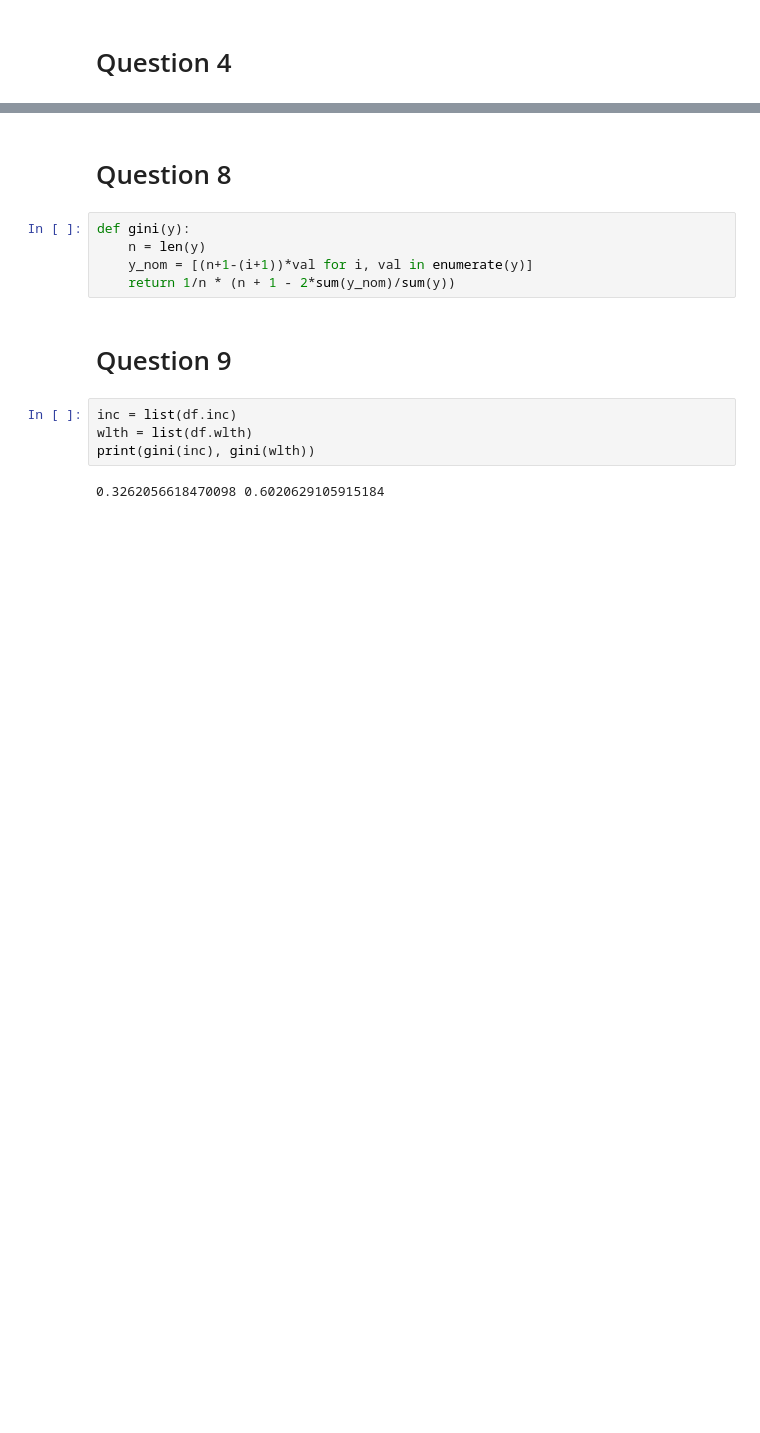
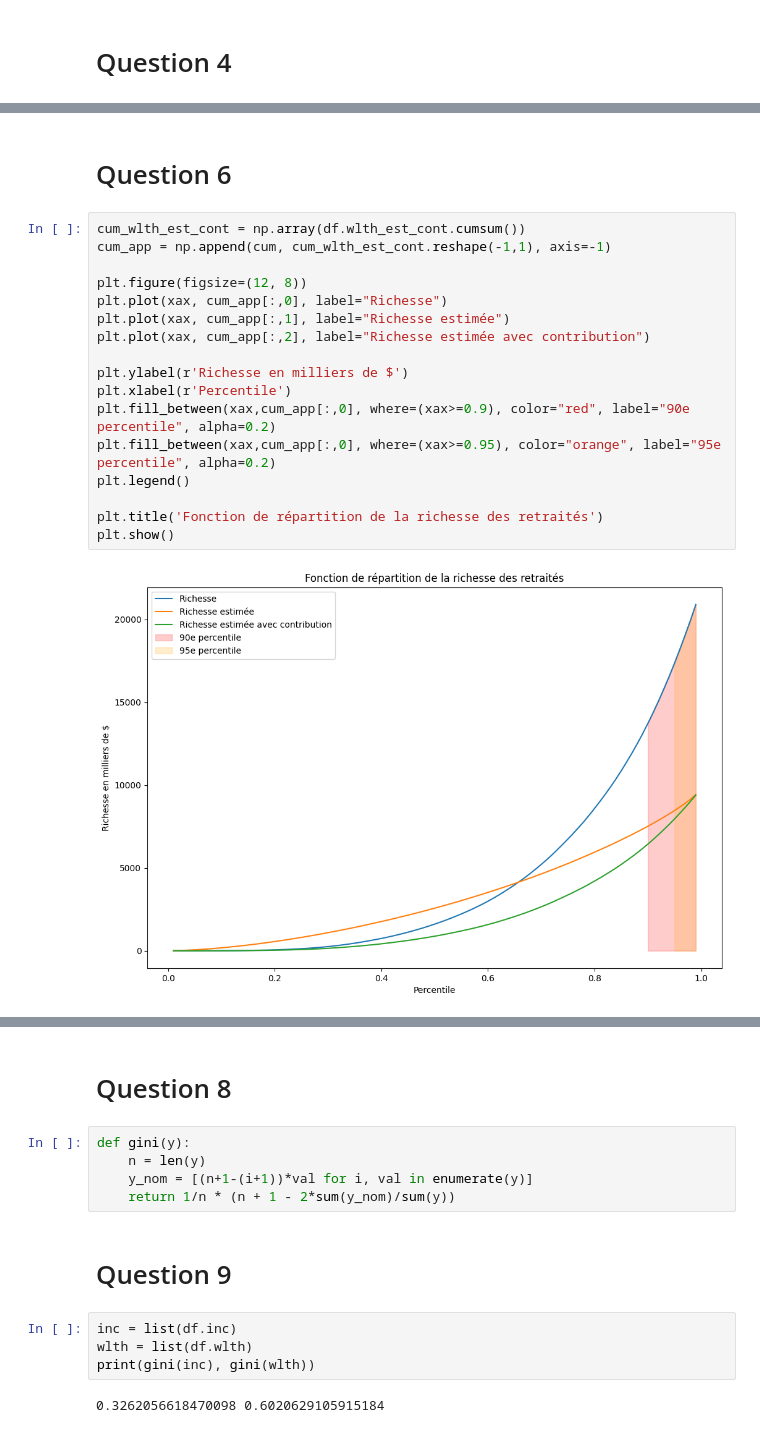
Before and after one commit to felixpoirier1/Devoir2, a Jupyter notebook: devoir.ipynb, the cells around one changed output, grey strips where cells are left out. Cells and saved outputs as stored; diff of their text form; blank space fills up the shorter version.

```diff
--- a/devoir.ipynb
+++ b/devoir.ipynb
@@ -158,0 +179,21 @@ ValueError: Wrong number of items passed 99, placement implies 1
+# %% [markdown]
+# Question 6
+# %%
+cum_wlth_est_cont = np.array(df.wlth_est_cont.cumsum())
+cum_app = np.append(cum, cum_wlth_est_cont.reshape(-1,1), axis=-1)
+
+plt.figure(figsize=(12, 8))
+plt.plot(xax, cum_app[:,0], label="Richesse")
+plt.plot(xax, cum_app[:,1], label="Richesse estimée")
+plt.plot(xax, cum_app[:,2], label="Richesse estimée avec contribution")
+
+plt.ylabel(r'Richesse en milliers de $')
+plt.xlabel(r'Percentile')
+plt.fill_between(xax,cum_app[:,0], where=(xax>=0.9), color="red", label="90e percentile", alpha=0.2)
+plt.fill_between(xax,cum_app[:,0], where=(xax>=0.95), color="orange", label="95e percentile", alpha=0.2)
+plt.legend()
+
+plt.title('Fonction de répartition de la richesse des retraités')
+plt.show()
+# %% [output]
+[figure, added]
```
Also changed, not shown: parts of 10 cells of this notebook, 1 other file.
